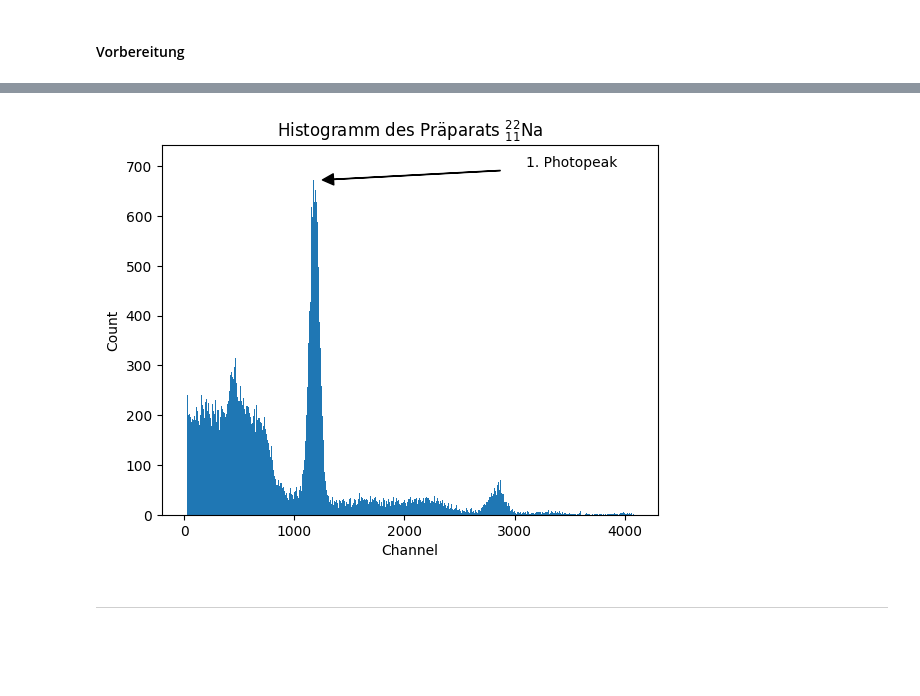
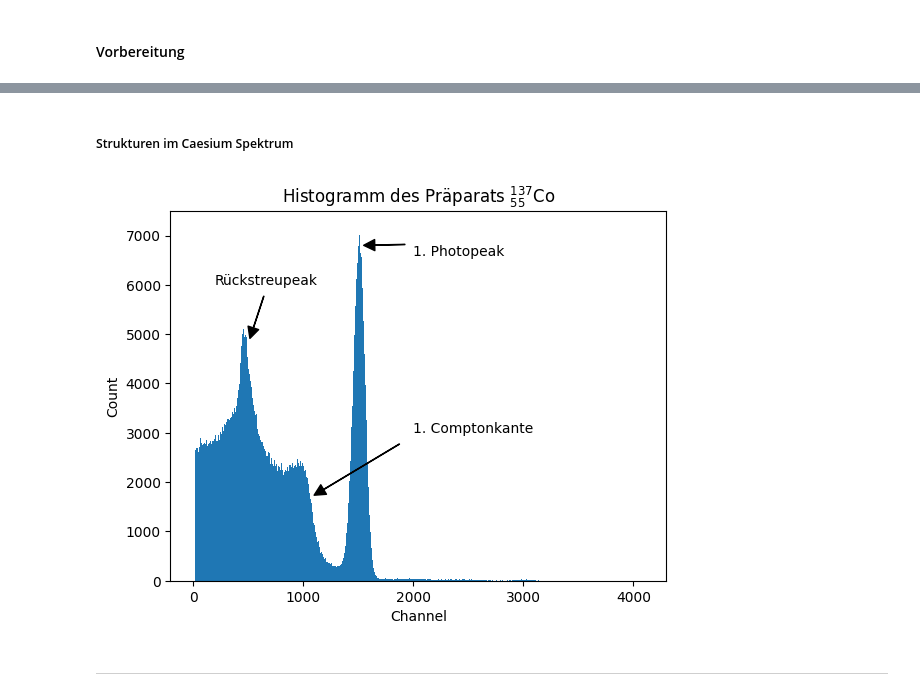
Before and after one commit to AlFa-Tier/Uni_codes, a Jupyter notebook: Praktikum/Gammaspektroskopie/Gammaspektroskopie.ipynb, the cells around one changed output, grey strips where cells are left out. Drawn from its saved outputs; the diff is of its cells as text; code cells hidden in the pictures; blank space fills up the shorter version.

Commit message:
Renamed several diagramms and now beginning work on 2.3

```diff
--- a/Praktikum/Gammaspektroskopie/Gammaspektroskopie.ipynb
+++ b/Praktikum/Gammaspektroskopie/Gammaspektroskopie.ipynb
@@ -284,19 +346,29 @@ import numpy as np
+# %% [markdown]
+##### Strukturen im Caesium Spektrum
 # %%
-na_peak = np.genfromtxt("./Messungen/Natrium_probe.hst")
-na_channel = np.arange(len(na_peak))
+cs_peak = np.genfromtxt("./Messungen/Cs_probe.hst")
+cs_channel = np.arange(len(cs_peak))
 
-plt.bar(na_channel, na_peak, width = 1)
-plt.title('Histogramm des Präparats $_{11}^{22}$Na')
+plt.bar(cs_channel, cs_peak, width = 1)
+plt.title('Histogramm des Präparats $_{55}^{137}$Co')
 plt.xlabel('Channel')
 plt.ylabel('Count')
 
-plt.annotate('1. Photopeak', xy=(1050., 670.), xytext=(3100, 700.),
+plt.annotate('1. Photopeak', xy=(1500., 6800.), xytext=(2000, 6600.),
+    arrowprops=dict(facecolor='black', shrink=0.1, width=0.2, headwidth=8.,
+    headlength=8.))
+
+plt.annotate('1. Comptonkante', xy=(1000., 1600.), xytext=(2000,3000.),
+    arrowprops=dict(facecolor='black', shrink=0.1, width=0.2, headwidth=8.,
+    headlength=8.))
+
+plt.annotate('Rückstreupeak', xy=(500., 4800.), xytext=(200, 6000.),
     arrowprops=dict(facecolor='black', shrink=0.1, width=0.2, headwidth=8.,
     headlength=8.))
 
 plt.show()
 # %% [output]
-[figure, old version]
+[figure, new version]
 # %% [markdown]
 ---
 # %% [markdown]
```
Also changed, not shown: parts of 10 cells of this notebook, 4 other files.
